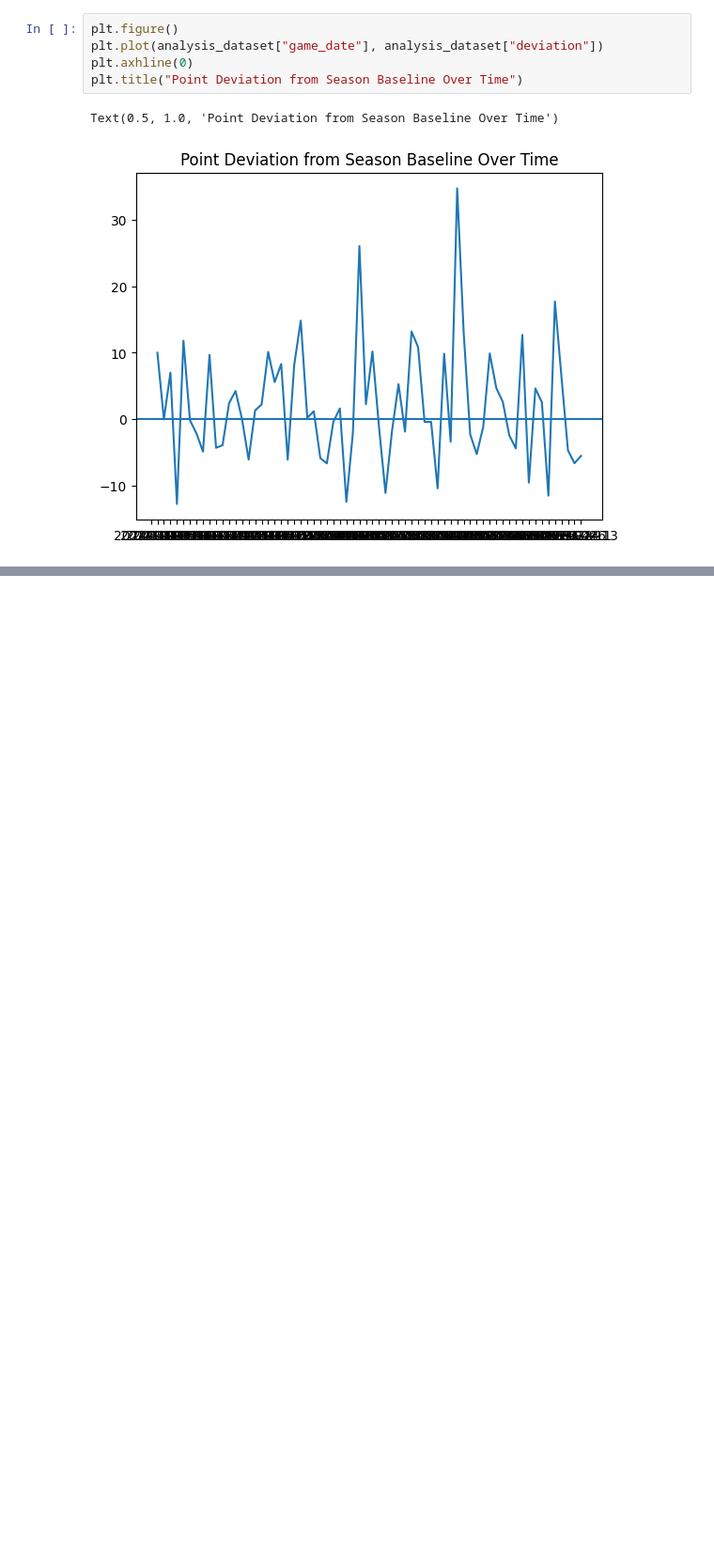
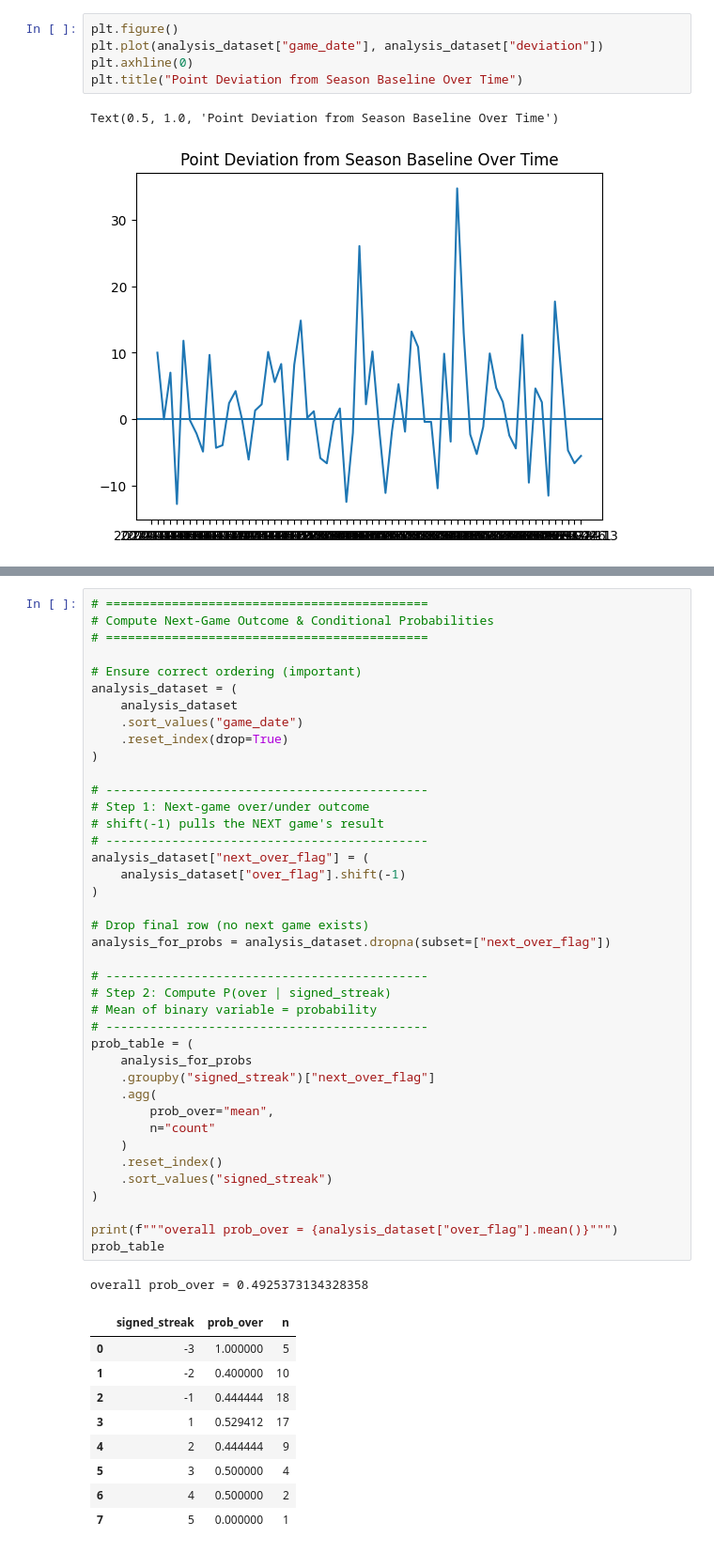
Before and after one commit to sibhisakthivel/nba-player-performance-streak-analysis, a Jupyter notebook: trend_analysis.ipynb, the cells around one changed output, grey strips where cells are left out. Shown at 94% size. Drawn from its saved outputs; the diff is of its cells as text; blank space fills up the shorter version.

```diff
--- a/trend_analysis.ipynb
+++ b/trend_analysis.ipynb
@@ -273,0 +399,51 @@ Now let's explore when hot or cold-streaks occurr.
+# %%
+# ============================================
+# Compute Next-Game Outcome & Conditional Probabilities
+# ============================================
+
+# Ensure correct ordering (important)
+analysis_dataset = (
+    analysis_dataset
+    .sort_values("game_date")
+    .reset_index(drop=True)
+)
+
+# --------------------------------------------
+# Step 1: Next-game over/under outcome
+# shift(-1) pulls the NEXT game's result
+# --------------------------------------------
+analysis_dataset["next_over_flag"] = (
+    analysis_dataset["over_flag"].shift(-1)
+)
+
+# Drop final row (no next game exists)
+analysis_for_probs = analysis_dataset.dropna(subset=["next_over_flag"])
+
+# --------------------------------------------
+# Step 2: Compute P(over | signed_streak)
+# Mean of binary variable = probability
+# --------------------------------------------
+prob_table = (
+    analysis_for_probs
+    .groupby("signed_streak")["next_over_flag"]
+    .agg(
+        prob_over="mean",
+        n="count"
+    )
+    .reset_index()
+    .sort_values("signed_streak")
+)
+
+print(f"""overall prob_over = {analysis_dataset["over_flag"].mean()}""")
+prob_table
+# %% [output]
+overall prob_over = 0.4925373134328358
+|  | signed_streak | prob_over | n |
+| 0 | -3 | 1.000000 | 5 |
+| 1 | -2 | 0.400000 | 10 |
+| 2 | -1 | 0.444444 | 18 |
+| 3 | 1 | 0.529412 | 17 |
+| 4 | 2 | 0.444444 | 9 |
+| 5 | 3 | 0.500000 | 4 |
+| 6 | 4 | 0.500000 | 2 |
+| 7 | 5 | 0.000000 | 1 |
```
Also changed, not shown: parts of 9 cells of this notebook.
